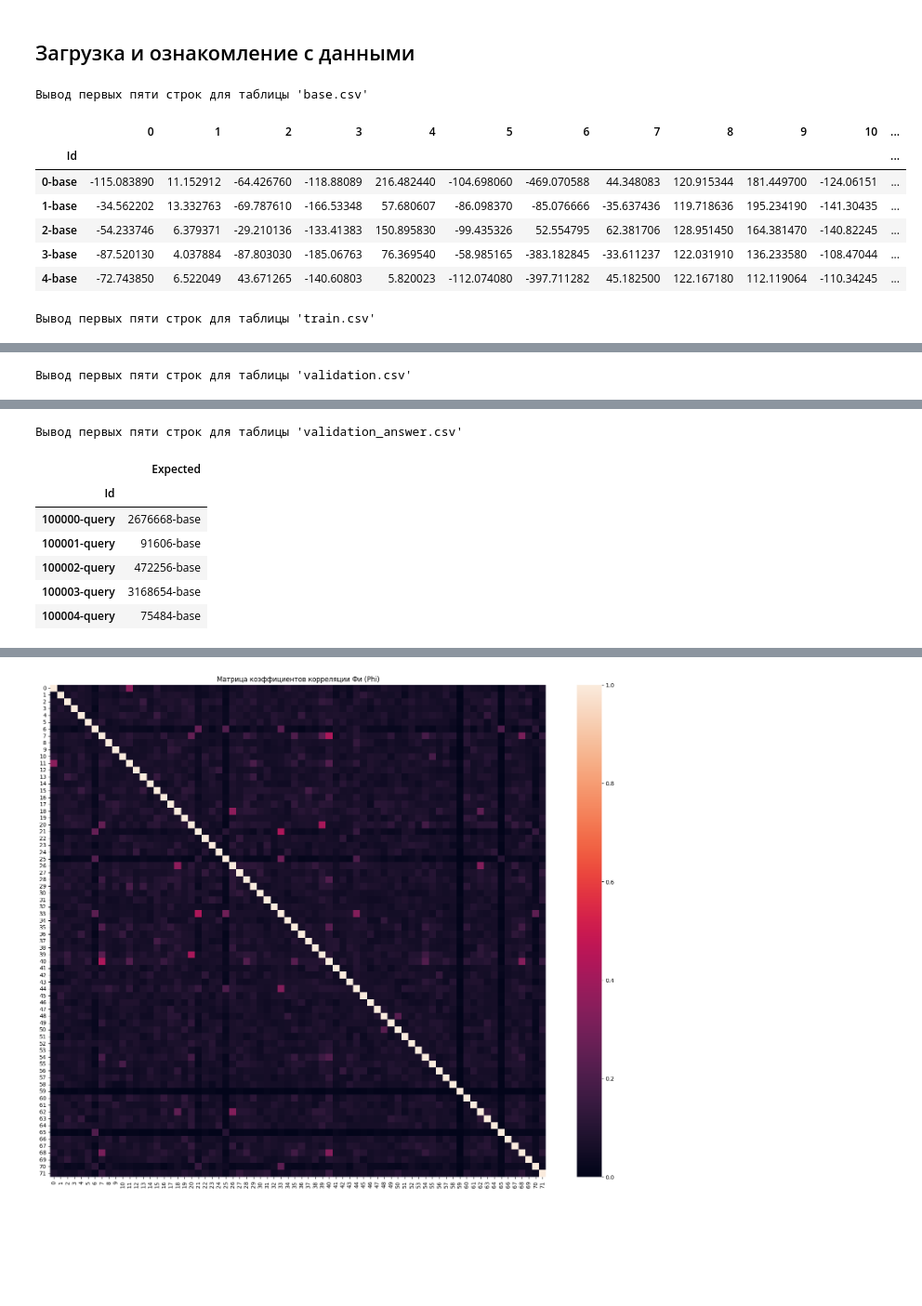
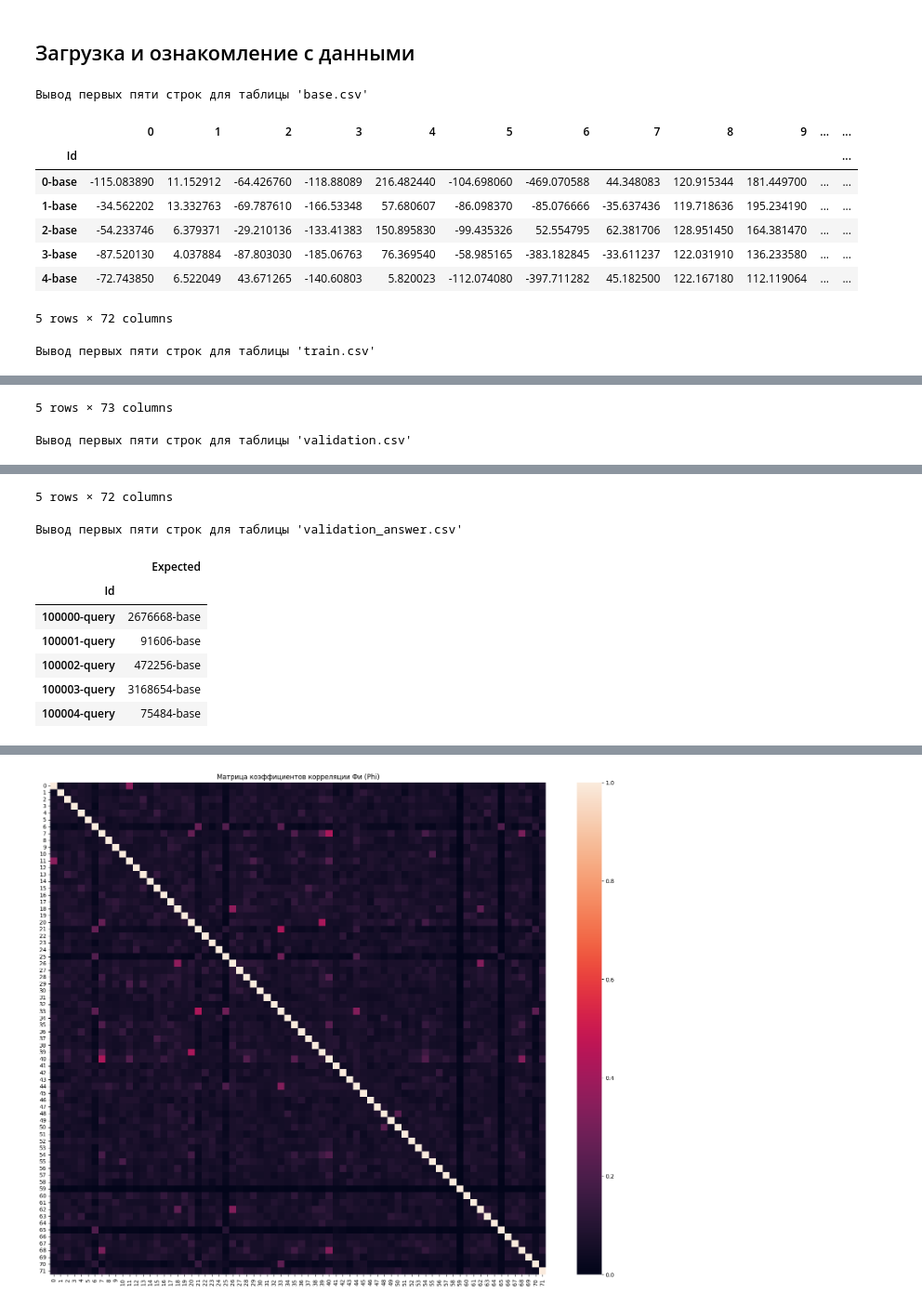
Before and after one commit to xswepp/Comparison-and-search-for-the-most-similar-products, a Jupyter notebook: Comparison and search for the most similar products.ipynb, the cells around one changed output, grey strips where cells are left out. Shown at 93% size. Drawn from its saved outputs; the diff is of its cells as text; code cells hidden in the pictures; blank space fills up the shorter version.

```diff
--- a/Comparison and search for the most similar products.ipynb
+++ b/Comparison and search for the most similar products.ipynb
@@ -12,62 +12,64 @@
 # %% [markdown]
 ## Загрузка и ознакомление с данными
 # %%
+# Импорт библиотек
 import pandas as pd
-pd.set_option('display.max_columns', None)
 import numpy as np
 import seaborn as sns
 import matplotlib.pyplot as plt
 import plotly.graph_objects as go
 from scipy import stats as st
-from sklearn.preprocessing import StandardScaler, PolynomialFeatures, MinMaxScaler
-from sklearn.metrics import recall_score, make_scorer, r2_score, mean_absolute_error
+import phik
+import faiss
+import hnswlib
+import lightgbm as lgb
+import xgboost as xgb
+import joblib
+from imblearn.pipeline import make_pipeline as make_imblearn_pipeline
+import optuna
+import time
+
+# Импорт модулей
+from sklearn.preprocessing import StandardScaler, MinMaxScaler
+from sklearn.metrics import recall_score, make_scorer, mean_absolute_error
 from sklearn.linear_model import LinearRegression, Lasso, ElasticNet, Ridge, LogisticRegression
 from sklearn.tree import DecisionTreeClassifier, DecisionTreeRegressor
 from sklearn.ensemble import GradientBoostingRegressor, RandomForestClassifier
 from catboost import CatBoostClassifier, CatBoostRegressor
+from sklearn.neighbors import KNeighborsClassifier, KNeighborsRegressor
 from sklearn.model_selection import cross_val_score
-from sklearn.neighbors import KNeighborsClassifier, KNeighborsRegressor
-import time
-import phik
-import faiss
-from tqdm.notebook import tqdm
-import annoy
-from annoy import AnnoyIndex
-import hnswlib
-import lightgbm as lgb
-import xgboost as xgb
-import joblib
-from feature_engine.selection import DropCorrelatedFeatures, DropConstantFeatures
-from imblearn.pipeline import make_pipeline as make_imblearn_pipeline
-import optuna
 from optuna.samplers import TPESampler
 from optuna.pruners import SuccessiveHalvingPruner
+from annoy import AnnoyIndex
 
 RANDOM_STATE = 73
 # %%
-df_base_res = pd.read_csv('./data/base.csv', index_col=0)
-df_train_res = pd.read_csv('./data/train.csv', index_col=0)
-df_validation_res = pd.read_csv('./data/validation.csv', index_col=0)
-df_validation_answer_res = pd.read_csv('./data/validation_answer.csv', index_col=0)
+DATA_PATH = './data/'
+
+df_base_res = pd.read_csv(DATA_PATH+'base.csv', index_col=0)
+df_train_res = pd.read_csv(DATA_PATH+'train.csv', index_col=0)
+df_validation_res = pd.read_csv(DATA_PATH+'validation.csv', index_col=0)
+df_validation_answer_res = pd.read_csv(DATA_PATH+'validation_answer.csv', index_col=0)
 
 print('Вывод первых пяти строк для таблицы \'base.csv\'')
 display(df_base_res.head())
 
 print('Вывод первых пяти строк для таблицы \'train.csv\'')
 display(df_train_res.head())
 
 print('Вывод первых пяти строк для таблицы \'validation.csv\'')
 display(df_validation_res.head())
 
 print('Вывод первых пяти строк для таблицы \'validation_answer.csv\'')
 display(df_validation_answer_res.head())
 # %% [output]
 Вывод первых пяти строк для таблицы 'base.csv'
-|  | 0 | 1 | 2 | 3 | 4 | 5 | 6 | 7 | 8 | 9 | 10 | ... |
+|  | 0 | 1 | 2 | 3 | 4 | 5 | 6 | 7 | 8 | 9 | ... | ... |
 | Id |  |  |  |  |  |  |  |  |  |  |  | ... |
-| 0-base | -115.083890 | 11.152912 | -64.426760 | -118.88089 | 216.482440 | -104.698060 | -469.070588 | 44.348083 | 120.915344 | 181.449700 | -124.06151 | ... |
-| 1-base | -34.562202 | 13.332763 | -69.787610 | -166.53348 | 57.680607 | -86.098370 | -85.076666 | -35.637436 | 119.718636 | 195.234190 | -141.30435 | ... |
-| 2-base | -54.233746 | 6.379371 | -29.210136 | -133.41383 | 150.895830 | -99.435326 | 52.554795 | 62.381706 | 128.951450 | 164.381470 | -140.82245 | ... |
-| 3-base | -87.520130 | 4.037884 | -87.803030 | -185.06763 | 76.369540 | -58.985165 | -383.182845 | -33.611237 | 122.031910 | 136.233580 | -108.47044 | ... |
-| 4-base | -72.743850 | 6.522049 | 43.671265 | -140.60803 | 5.820023 | -112.074080 | -397.711282 | 45.182500 | 122.167180 | 112.119064 | -110.34245 | ... |
+| 0-base | -115.083890 | 11.152912 | -64.426760 | -118.88089 | 216.482440 | -104.698060 | -469.070588 | 44.348083 | 120.915344 | 181.449700 | ... | ... |
+| 1-base | -34.562202 | 13.332763 | -69.787610 | -166.53348 | 57.680607 | -86.098370 | -85.076666 | -35.637436 | 119.718636 | 195.234190 | ... | ... |
+| 2-base | -54.233746 | 6.379371 | -29.210136 | -133.41383 | 150.895830 | -99.435326 | 52.554795 | 62.381706 | 128.951450 | 164.381470 | ... | ... |
+| 3-base | -87.520130 | 4.037884 | -87.803030 | -185.06763 | 76.369540 | -58.985165 | -383.182845 | -33.611237 | 122.031910 | 136.233580 | ... | ... |
+| 4-base | -72.743850 | 6.522049 | 43.671265 | -140.60803 | 5.820023 | -112.074080 | -397.711282 | 45.182500 | 122.167180 | 112.119064 | ... | ... |
-Вывод первых пяти строк для таблицы 'train.csv'
+5 rows × 72 columns
+Вывод первых пяти строк для таблицы 'train.csv'
@@ -81 +83,2 @@ display(df_validation_answer_res.head())
-Вывод первых пяти строк для таблицы 'validation.csv'
+5 rows × 73 columns
+Вывод первых пяти строк для таблицы 'validation.csv'
@@ -89,4 +92,5 @@ display(df_validation_answer_res.head())
-Вывод первых пяти строк для таблицы 'validation_answer.csv'
+5 rows × 72 columns
+Вывод первых пяти строк для таблицы 'validation_answer.csv'
 |  | Expected |
 | Id |  |
 | 100000-query | 2676668-base |
```
Also changed, not shown: parts of 37 cells of this notebook, 5 other files.
